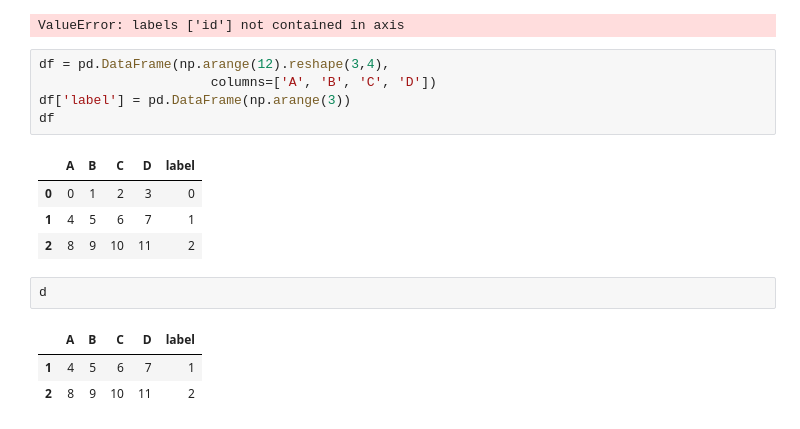
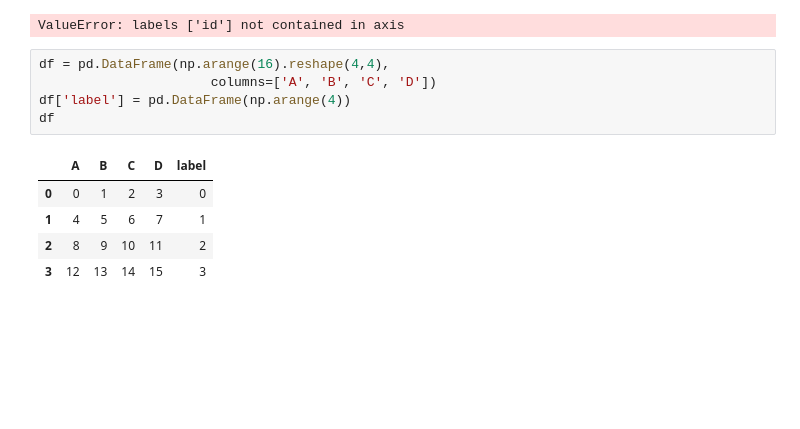
Before and after one commit to mengkeli/fetal_heart_monitoring, a Jupyter notebook: code/data_operations.ipynb, the cells around one changed output. Saved outputs shown, nothing was run; the diff lists cells and outputs as text; blank space fills up the shorter version.

```diff
--- a/code/data_operations.ipynb
+++ b/code/data_operations.ipynb
@@ -85,18 +81,13 @@ data_label
 # %% [output]
 ValueError: labels ['id'] not contained in axis
 # %%
-df = pd.DataFrame(np.arange(12).reshape(3,4),
+df = pd.DataFrame(np.arange(16).reshape(4,4),
                       columns=['A', 'B', 'C', 'D'])
-df['label'] = pd.DataFrame(np.arange(3))
+df['label'] = pd.DataFrame(np.arange(4))
 df
 # %% [output]
 |  | A | B | C | D | label |
 | 0 | 0 | 1 | 2 | 3 | 0 |
 | 1 | 4 | 5 | 6 | 7 | 1 |
 | 2 | 8 | 9 | 10 | 11 | 2 |
+| 3 | 12 | 13 | 14 | 15 | 3 |
-# %%
-d
-# %% [output]
-|  | A | B | C | D | label |
-| 1 | 4 | 5 | 6 | 7 | 1 |
-| 2 | 8 | 9 | 10 | 11 | 2 |
```
Also changed, not shown: parts of 14 cells of this notebook, 3 other files.
